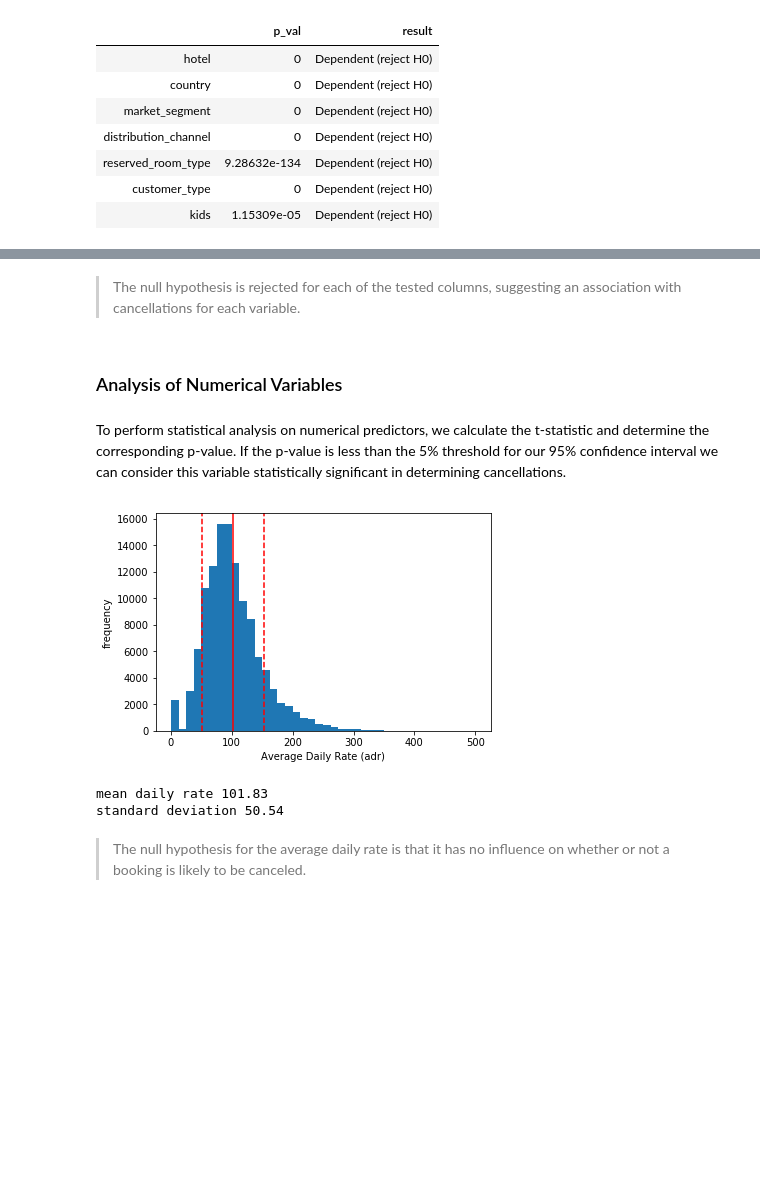
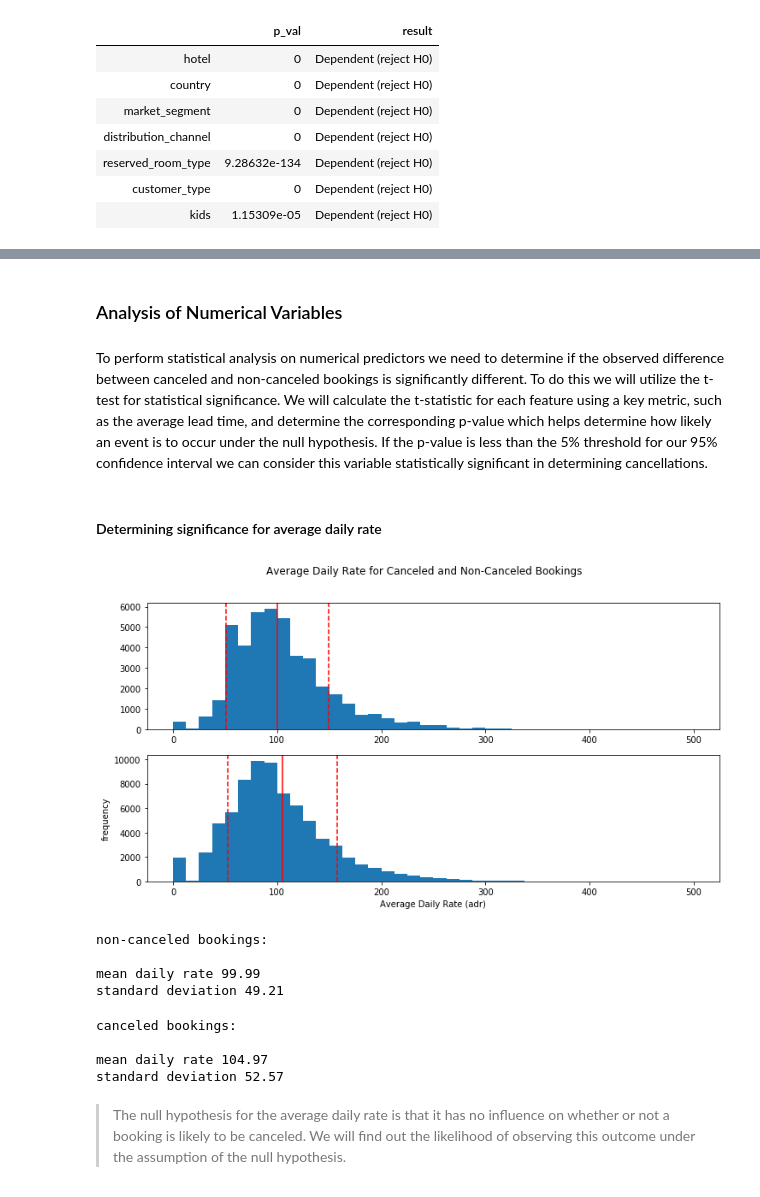
Before and after one commit to bashoori/Predicting_Hotel_Cancellations, a Jupyter notebook: Jupyter_Notebooks/Statistical_Analysis.ipynb, the cells around one changed output, grey strips where cells are left out. Saved outputs shown, nothing was run; the diff lists cells and outputs as text; code cells hidden in the pictures; blank space fills up the shorter version.

```diff
--- a/Jupyter_Notebooks/Statistical_Analysis.ipynb
+++ b/Jupyter_Notebooks/Statistical_Analysis.ipynb
@@ -82,31 +86,53 @@ chi_square_results[['p_val', 'result']]
 # %%
 chi_square_results.to_csv(r'/Users/mattmerrill/Springboard/Capstone/Predicting_Hotel_Cancellations/Jupyter_Notebooks/data/chi_square_results.csv', index=True)
-# %% [markdown]
-> The null hypothesis is rejected for each of the tested columns, suggesting an association with cancellations for each variable.
 # %% [markdown]
 ### Analysis of Numerical Variables
 # %% [markdown]
-To perform statistical analysis on numerical predictors, we calculate the t-statistic and determine the corresponding p-value. If the p-value is less than the 5% threshold for our 95% confidence interval we can consider this variable statistically significant in determining cancellations.
+To perform statistical analysis on numerical predictors we need to determine if the observed difference between canceled and non-canceled bookings is significantly different. To do this we will utilize the t-test for statistical significance. We will calculate the t-statistic for each feature using a key metric, such as the average lead time, and determine the corresponding p-value which helps determine how likely an event is to occur under the null hypothesis. If the p-value is less than the 5% threshold for our 95% confidence interval we can consider this variable statistically significant in determining cancellations.
+# %% [markdown]
+#### Determining significance for average daily rate
 # %%
-mean = np.mean(hotels['adr'])
-std = np.std(hotels['adr'], ddof = 1)
-_ = plt.hist(hotels['adr'], bins = 40, range = (0, 500))
+mean_canceled = np.mean(hotels[hotels['is_canceled'] == 1]['adr'])
+std_canceled = np.std(hotels[hotels['is_canceled'] == 1]['adr'], ddof = 1)
+
+mean = np.mean(hotels[hotels['is_canceled'] == 0]['adr'])
+std = np.std(hotels[hotels['is_canceled'] == 0]['adr'], ddof = 1)
+
+fig, ax = plt.subplots(2, figsize=(12,6))
+_ = ax[0].hist(hotels[hotels['is_canceled'] == 1]['adr'], bins = 40, range = (0, 500))
+_ = ax[1].hist(hotels[hotels['is_canceled'] == 0]['adr'], bins = 40, range = (0, 500))
+_ = plt.suptitle('Average Daily Rate for Canceled and Non-Canceled Bookings')
 _ = plt.xlabel('Average Daily Rate (adr)')
 _ = plt.ylabel('frequency')
-_ = plt.axvline(mean, color='r')
-_ = plt.axvline(mean+std, color='r', linestyle='--')
-_ = plt.axvline(mean-std, color='r', linestyle='--')
+_ = ax[1].axvline(mean_canceled, color='r')
+_ = ax[1].axvline(mean_canceled+std_canceled, color='r', linestyle='--')
+_ = ax[1].axvline(mean_canceled-std_canceled, color='r', linestyle='--')
+_ = ax[0].axvline(mean, color='r')
+_ = ax[0].axvline(mean+std, color='r', linestyle='--')
+_ = ax[0].axvline(mean-std, color='r', linestyle='--')
 _ = plt.show()
 # %% [output]
-[figure, old version]
+[figure, new version]
 # %%
+print("non-canceled bookings:\n")
 print('mean daily rate ' + str(round(mean, 2)))
 print('standard deviation ' + str(round(std, 2)))
 # %% [output]
-mean daily rate 101.83
-standard deviation 50.54
+non-canceled bookings:
+
+mean daily rate 99.99
+standard deviation 49.21
+# %%
+print("canceled bookings:\n")
+print('mean daily rate ' + str(round(mean_canceled, 2)))
+print('standard deviation ' + str(round(std_canceled, 2)))
+# %% [output]
+canceled bookings:
+
+mean daily rate 104.97
+standard deviation 52.57
 # %% [markdown]
-> The null hypothesis for the average daily rate is that it has no influence on whether or not a booking is likely to be canceled.
+> The null hypothesis for the average daily rate is that it has no influence on whether or not a booking is likely to be canceled. We will find out the likelihood of observing this outcome under the assumption of the null hypothesis.
 # %%
 # Define samples
 sample0 = hotels[hotels.is_canceled == 1]['adr']
```
Also changed, not shown: parts of 9 cells of this notebook, 34 other files.
